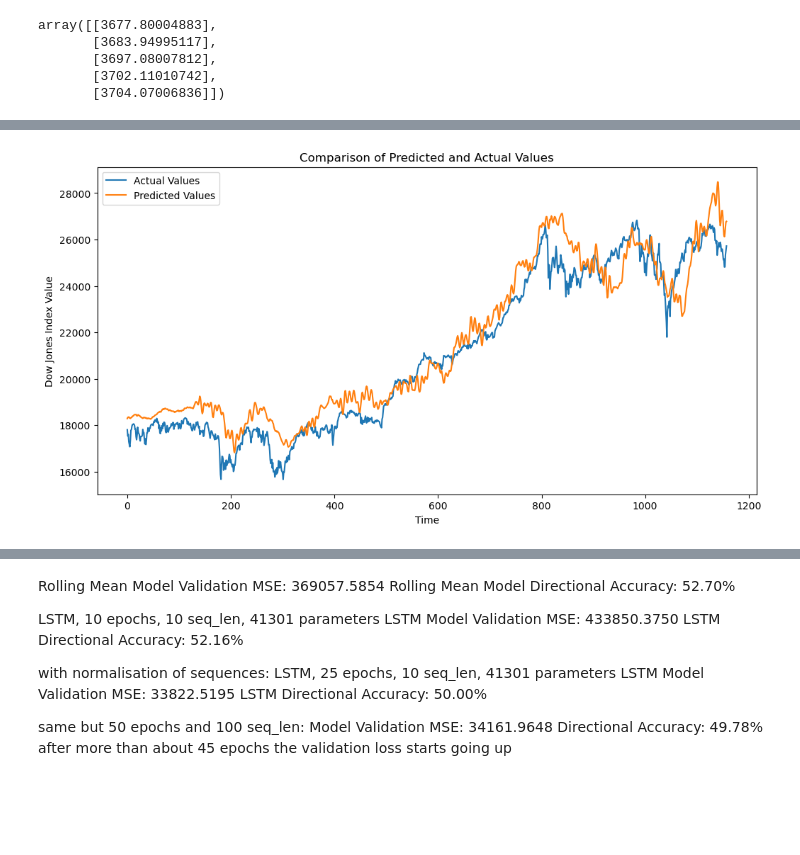
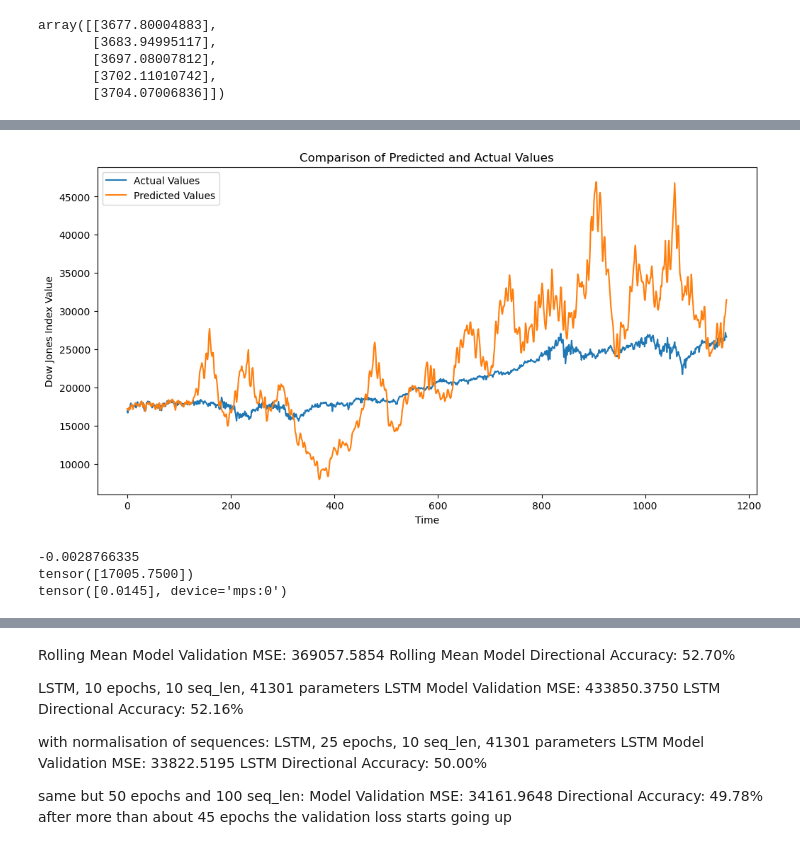
Before and after one commit to Looyyd/PytorchPractice, a Jupyter notebook: notebooks/stock_market.ipynb, the cells around one changed output, grey strips where cells are left out. Drawn from its saved outputs; the diff is of its cells as text; code cells hidden in the pictures; blank space fills up the shorter version.

```diff
--- a/notebooks/stock_market.ipynb
+++ b/notebooks/stock_market.ipynb
@@ -143,7 +165,7 @@ X_train[:3], y_train[:3]
 # %%
 class PositionalEncoding(nn.Module):
 
-    def __init__(self, d_model: int, dropout: float = 0.1, max_len: int = 5000):
+    def __init__(self, d_model: int, dropout: float = 0, max_len: int = 5000):
         super().__init__()
         self.dropout = nn.Dropout(p=dropout)
 
@@ -164,7 +186,7 @@ class PositionalEncoding(nn.Module):
 
 
 class SimpleTransformer(nn.Module):
-    def __init__(self, input_size=30, num_layers=1, num_heads=4, dim_feedforward=512,
+    def __init__(self, input_size=30, num_layers=1, num_heads=4, dim_feedforward=64,
                  output_size=1, dropout=0, layer_norm_epsilon=1e-4, layers_to_hook=None):
         super(SimpleTransformer, self).__init__()
 
@@ -241,6 +263,6 @@ print(parameter_count)
 # %%
 # Training settings
-epochs = 50
+epochs = 10
 batch_size = 128  # You can adjust this based on your dataset size and memory constraints
 
 # Function to create mini-batches
@@ -388,27 +440,39 @@ Epoch 50/50, Training Loss: 0.00027674, Validation Loss: 0.00218951
 # %%
 # Expand or unsqueeze start_values_val to match val_predictions shape
 start_values_expanded = start_values_val.unsqueeze(1)  # shape becomes [batch_size, 1]
 
 # Perform element-wise multiplication and addition
-val_predictions_inverse = (val_predictions.cpu() * start_values_expanded.cpu()) + start_values_expanded.cpu()
+#val_predictions_inverse = (val_predictions.cpu() * start_values_expanded.cpu()) + start_values_expanded.cpu()
+val_predictions_inverse = inverse_output(val_predictions.cpu().numpy(), start_values_val)
 
 
 # Since the actuals (y_val) are already the next value and not a sequence, we can use them directly
 val_actuals = y_val.cpu().numpy()
-val_actuals_inverse = (val_actuals * start_values_val.numpy()) + start_values_val.numpy()
+#val_actuals_inverse = (val_actuals * start_values_val.numpy()) + start_values_val.numpy()
+val_actuals_inverse = inverse_output(val_actuals, start_values_val)
 
 # Plotting
 plt.figure(figsize=(12,6))
 # Make sure to use the flatten method to convert arrays to 1D for plotting
 plt.plot(val_actuals_inverse, label='Actual Values')
 plt.plot(val_predictions_inverse, label='Predicted Values')
 plt.title('Comparison of Predicted and Actual Values')
 plt.xlabel('Time')
 plt.ylabel('Dow Jones Index Value')
 plt.legend()
 plt.show()
 # %% [output]
-[figure, old version]
+[figure, new version]
+# %%
+val_predictions
+val_predictions_inverse
+print(val_actuals[0])
+print(start_values_val[0])
+print(val_predictions[0])
+# %% [output]
+-0.0028766335
+tensor([17005.7500])
+tensor([0.0145], device='mps:0')
 # %%
 actual_changes = np.diff(val_actuals_inverse.flatten()) >= 0
 predicted_changes = np.diff(val_predictions_inverse.flatten()) >= 0
```
Also changed, not shown: parts of 8 cells of this notebook.
